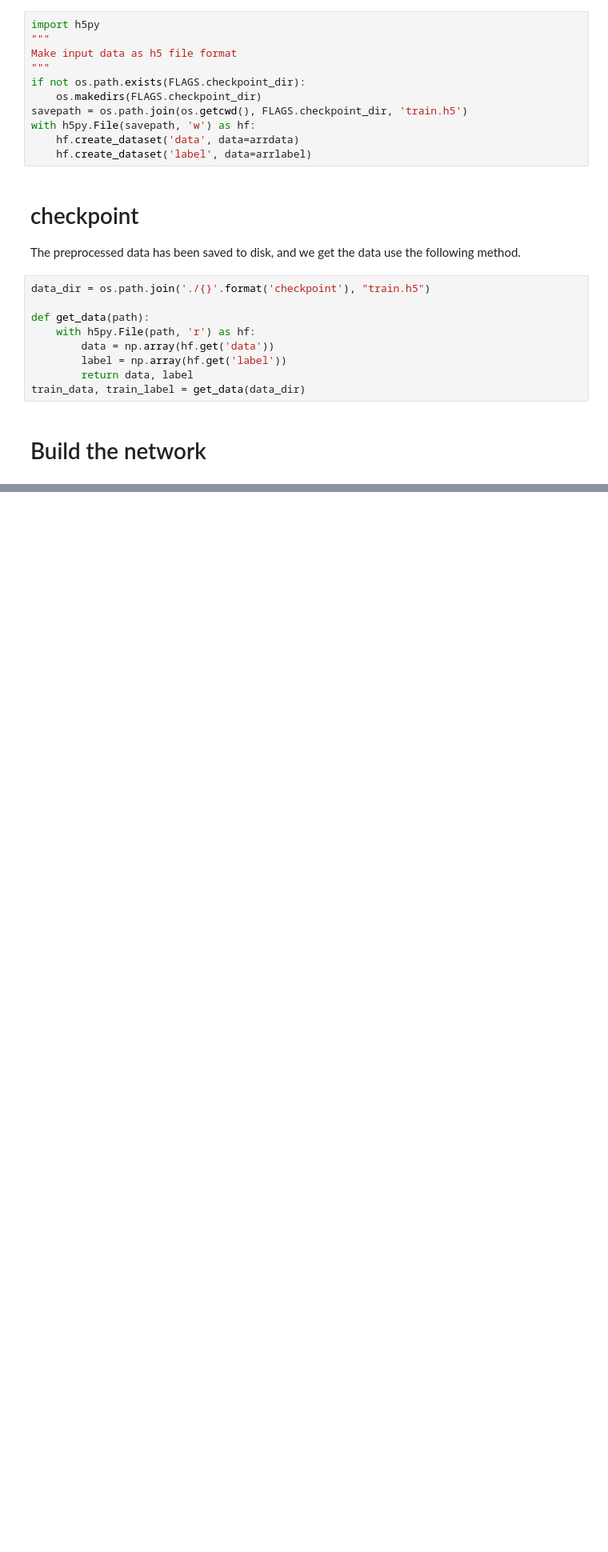
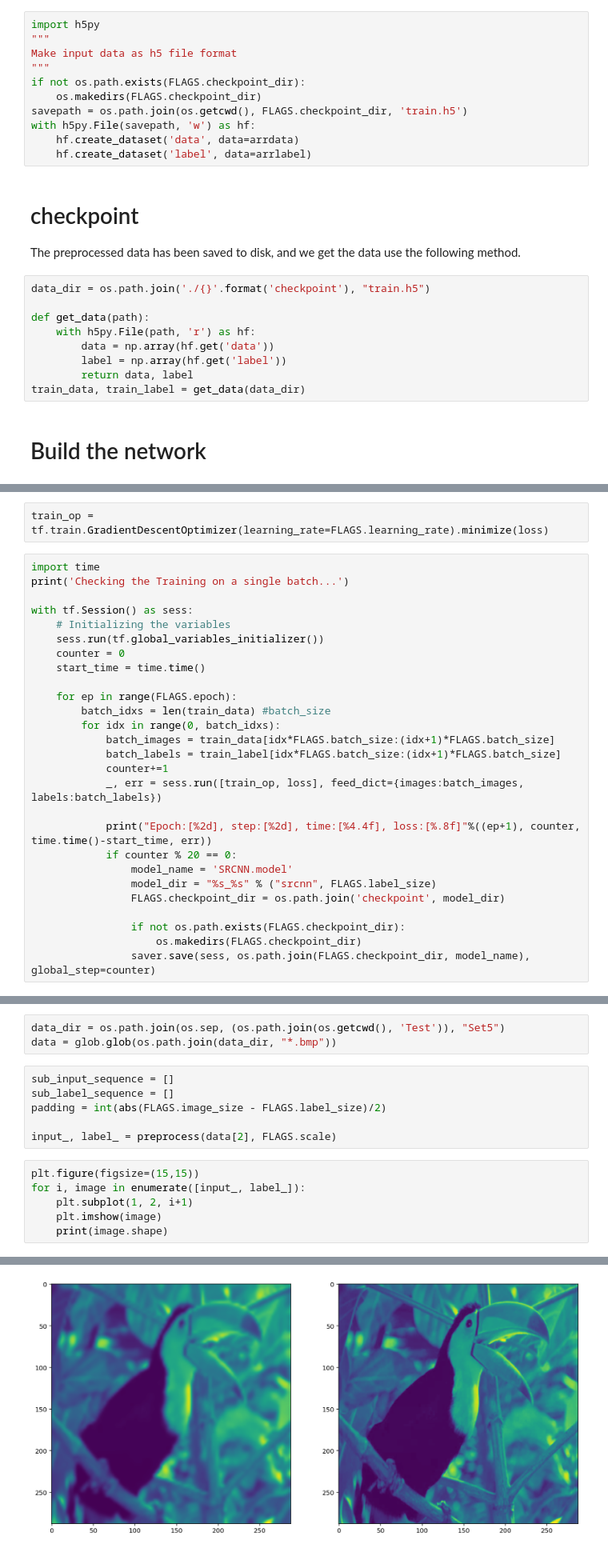
Before and after one commit to janewen134/srcnn_reproduction, a Jupyter notebook: SRCNN_train.ipynb, the cells around one changed output, grey strips where cells are left out. Shown at 80% size. Cells and saved outputs as stored; diff of their text form; blank space fills up the shorter version.

```diff
--- a/SRCNN_train.ipynb
+++ b/SRCNN_train.ipynb
@@ -214,0 +237,29 @@ If using Keras pass *_constraint arguments to layers.
+# %%
+train_op = tf.train.GradientDescentOptimizer(learning_rate=FLAGS.learning_rate).minimize(loss)
+# %%
+import time
+print('Checking the Training on a single batch...')
+
+with tf.Session() as sess:
+    # Initializing the variables
+    sess.run(tf.global_variables_initializer())
+    counter = 0
+    start_time = time.time()
+
+    for ep in range(FLAGS.epoch):
+        batch_idxs = len(train_data) #batch_size
+        for idx in range(0, batch_idxs):
+            batch_images = train_data[idx*FLAGS.batch_size:(idx+1)*FLAGS.batch_size]
+            batch_labels = train_label[idx*FLAGS.batch_size:(idx+1)*FLAGS.batch_size]
+            counter+=1
+            _, err = sess.run([train_op, loss], feed_dict={images:batch_images, labels:batch_labels})
+
+            print("Epoch:[%2d], step:[%2d], time:[%4.4f], loss:[%.8f]"%((ep+1), counter, time.time()-start_time, err))
+            if counter % 20 == 0:
+                model_name = 'SRCNN.model'
+                model_dir = "%s_%s" % ("srcnn", FLAGS.label_size)
+                FLAGS.checkpoint_dir = os.path.join('checkpoint', model_dir)
+
+                if not os.path.exists(FLAGS.checkpoint_dir):
+                    os.makedirs(FLAGS.checkpoint_dir)
+                saver.save(sess, os.path.join(FLAGS.checkpoint_dir, model_name), global_step=counter)
@@ -214,0 +293,16 @@ If using Keras pass *_constraint arguments to layers.
+# %%
+data_dir = os.path.join(os.sep, (os.path.join(os.getcwd(), 'Test')), "Set5")
+data = glob.glob(os.path.join(data_dir, "*.bmp"))
+# %%
+sub_input_sequence = []
+sub_label_sequence = []
+padding = int(abs(FLAGS.image_size - FLAGS.label_size)/2)
+
+input_, label_ = preprocess(data[2], FLAGS.scale)
+# %%
+plt.figure(figsize=(15,15))
+for i, image in enumerate([input_, label_]):
+    plt.subplot(1, 2, i+1)
+    plt.imshow(image)
+    print(image.shape)
+# %% [output]
@@ -214,0 +311 @@ If using Keras pass *_constraint arguments to layers.
+[figure, added]
```
Also changed, not shown: parts of 10 cells of this notebook.
